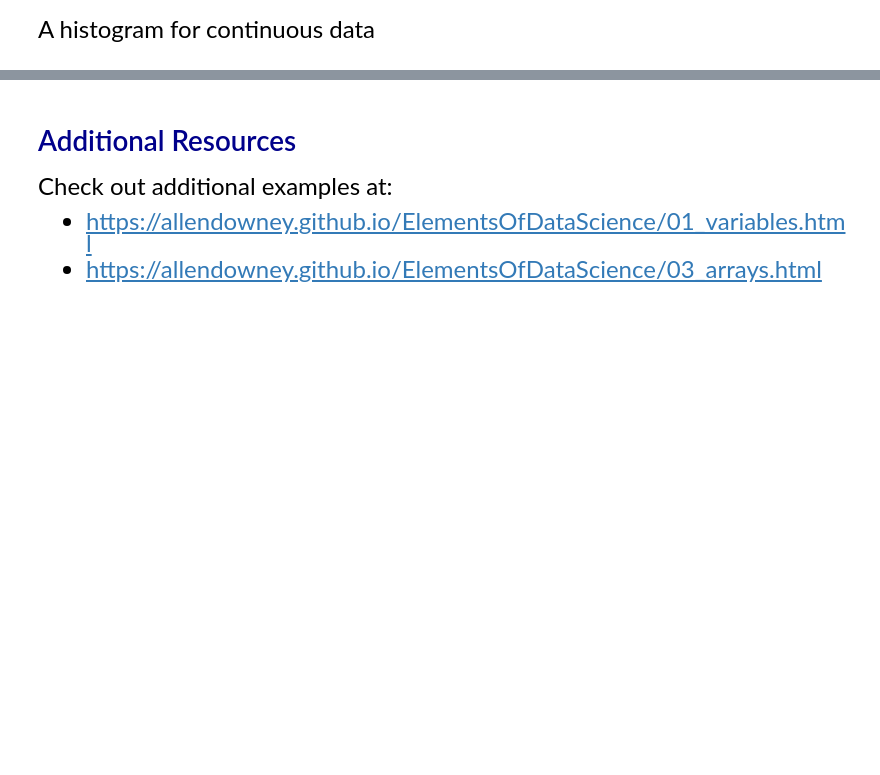
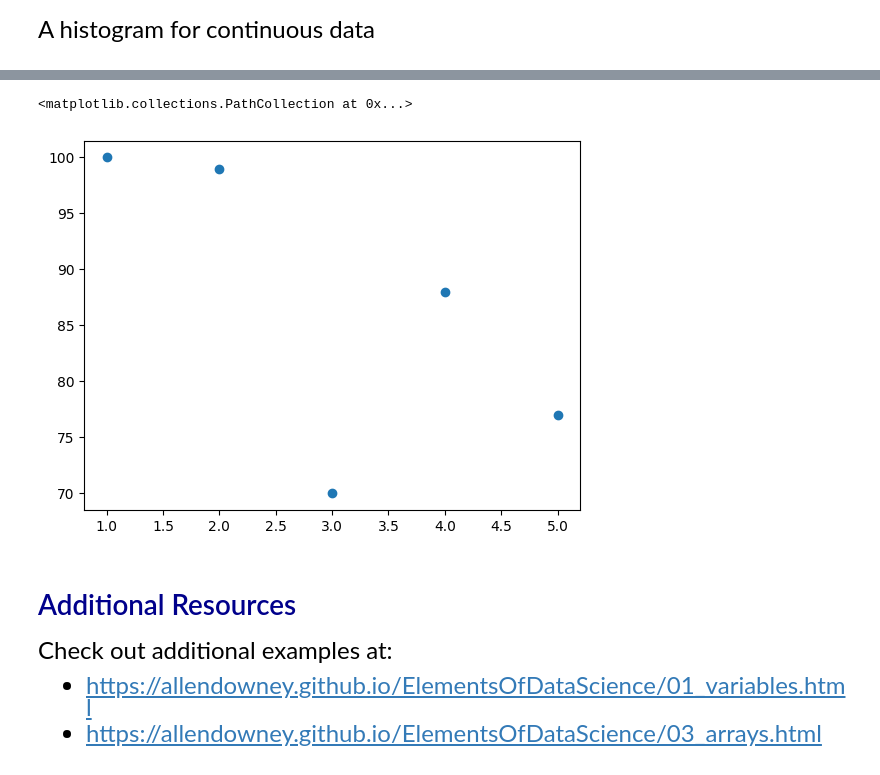
Before and after one commit to JasmineLiu2026/emoryqtm151, a Jupyter notebook: Lecture 02/Lecture 2.ipynb, the cells around one changed output, grey strips where cells are left out. Drawn from its saved outputs; the diff is of its cells as text; code cells hidden in the pictures; blank space fills up the shorter version.

```diff
--- a/Lecture 02/Lecture 2.ipynb
+++ b/Lecture 02/Lecture 2.ipynb
@@ -197,5 +212,10 @@ plt.scatter(x = list_numbers, y = list_numbers_sqr)
 # %%
 # Create a list with numbers, then create your own scatter plot
+list_scores = [100, 99, 70, 88, 77]
+plt.scatter(x=list_numbers, y=list_scores)
+# %% [output]
+<matplotlib.collections.PathCollection at 0x...>
+[figure, added]
 # %% [markdown]
 # <span style="color:darkblue"> Additional Resources </span>
 
```
Also changed, not shown: parts of 6 cells of this notebook.
